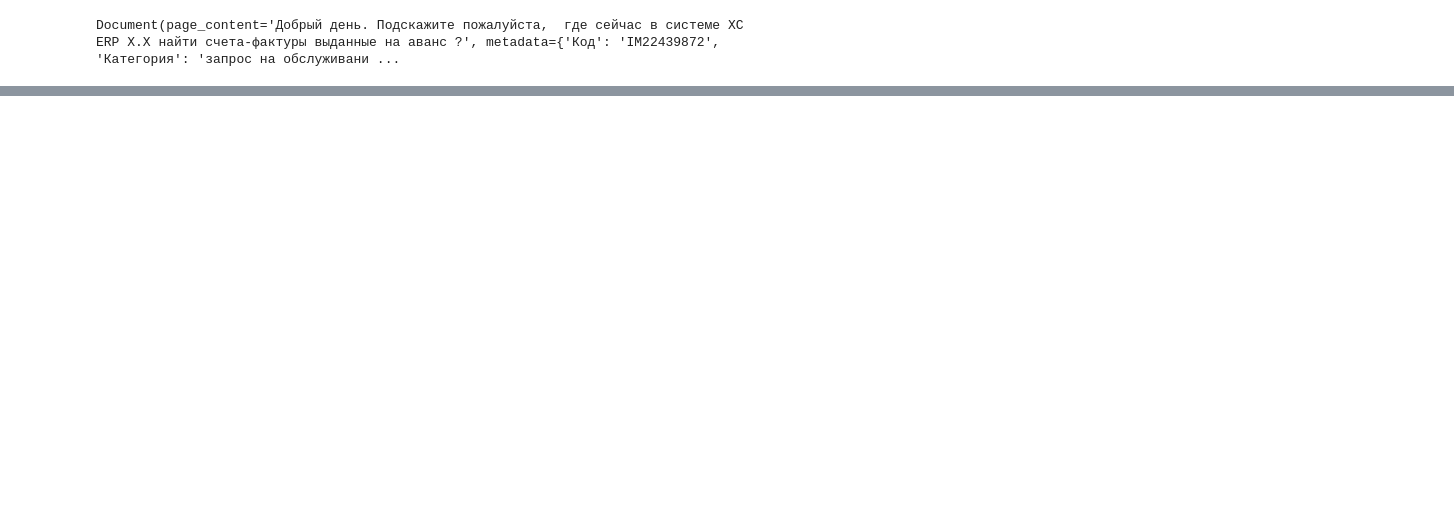
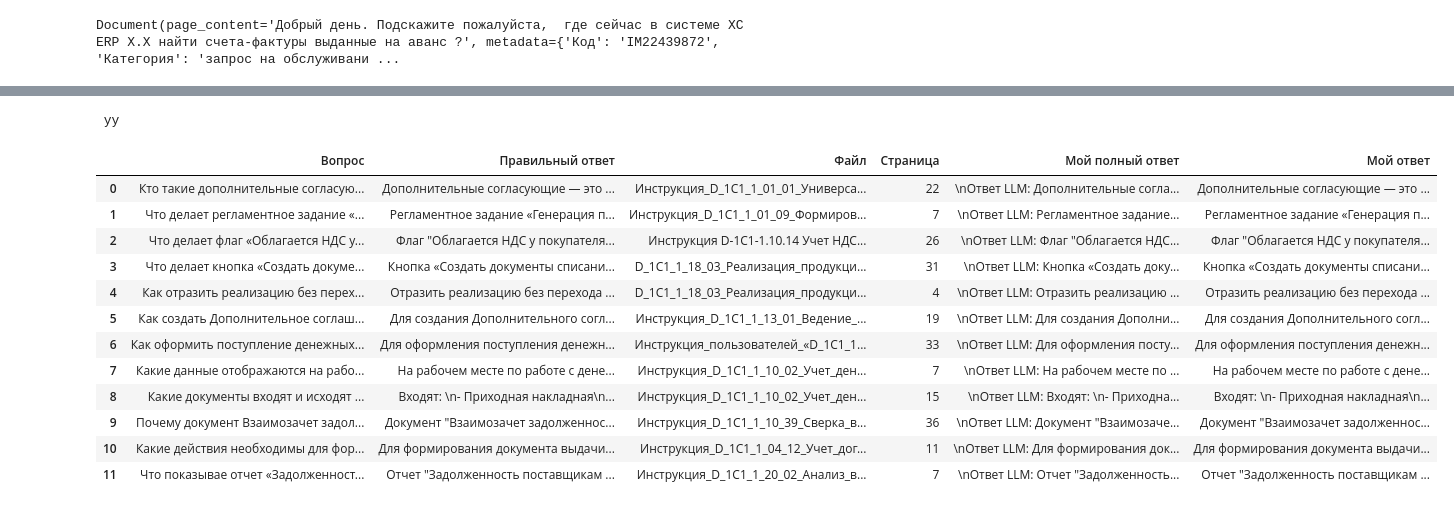
Before and after one commit to Yagorka/AtomHack, a Jupyter notebook: app/app.ipynb, the cells around one changed output, grey strips where cells are left out. Drawn from its saved outputs; the diff is of its cells as text; code cells hidden in the pictures; blank space fills up the shorter version.

```diff
--- a/app/app.ipynb
+++ b/app/app.ipynb
@@ -166,0 +294,2 @@ page_content='Добрый день. Подскажите пожалуйста,
+# %%
+new_dict = {i: [] for i in questions.columns if i not in ['Категория']} | {'Мой полный ответ': [], 'Мой ответ': []}
@@ -166,0 +305,19 @@ page_content='Добрый день. Подскажите пожалуйста,
+# %%
+for i in range(len(questions)):
+    temp_row = questions.iloc[i, :]
+# %%
+for i in range(len(questions)):
+    temp_row = questions.iloc[i, :]
+    new_dict['Вопрос'].append(temp_row['Вопрос'])
+    res = ''
+    pdf_chunk = search_best_from_unstructured(temp_row['Вопрос'])
+    result = get_llm_answer(temp_row['Вопрос'], pdf_chunk.page_content).split('|im_end|>')[0]
+    new_dict['Мой ответ'].append(result)
+    new_dict['Правильный ответ'].append(result)
+    page = pdf_chunk.metadata["source"].split("/")[-1].split("_")[-1].split(".")[0]
+    new_dict['Страница'].append(page)
+    file_name = pdf_chunk.metadata['source'].split('/')[-2] + ".pdf"
+    new_dict['Файл'].append(file_name)
+    info = f'Страница: {page}, Исходный документ: {file_name}'
+    res += '\n ' + f'Ответ LLM: {result}' + '\n' + info
+    new_dict['Мой полный ответ'].append(res)
@@ -166,0 +344,4 @@ page_content='Добрый день. Подскажите пожалуйста,
+# %%
+print('\n yy')
+# %% [output]
+ yy
@@ -166,0 +350,18 @@ page_content='Добрый день. Подскажите пожалуйста,
+# %%
+df = pd.DataFrame(new_dict)
+# %%
+df
+# %% [output]
+|  | Вопрос | Правильный ответ | Файл | Страница | Мой полный ответ | Мой ответ |
+| 0 | Кто такие дополнительные согласую... | Дополнительные согласующие — это ... | Инструкция_D_1C1_1_01_01_Универса... | 22 | \nОтвет LLM: Дополнительные согла... | Дополнительные согласующие — это ... |
+| 1 | Что делает регламентное задание «... | Регламентное задание «Генерация п... | Инструкция_D_1C1_1_01_09_Формиров... | 7 | \nОтвет LLM: Регламентное задание... | Регламентное задание «Генерация п... |
+| 2 | Что делает флаг «Облагается НДС у... | Флаг "Облагается НДС у покупателя... | Инструкция D-1C1-1.10.14 Учет НДС... | 26 | \nОтвет LLM: Флаг "Облагается НДС... | Флаг "Облагается НДС у покупателя... |
+| 3 | Что делает кнопка «Создать докуме... | Кнопка «Создать документы списани... | D_1C1_1_18_03_Реализация_продукци... | 31 | \nОтвет LLM: Кнопка «Создать доку... | Кнопка «Создать документы списани... |
+| 4 | Как отразить реализацию без перех... | Отразить реализацию без перехода ... | D_1C1_1_18_03_Реализация_продукци... | 4 | \nОтвет LLM: Отразить реализацию ... | Отразить реализацию без перехода ... |
+| 5 | Как создать Дополнительное соглаш... | Для создания Дополнительного согл... | Инструкция_D_1C1_1_13_01_Ведение_... | 19 | \nОтвет LLM: Для создания Дополни... | Для создания Дополнительного согл... |
+| 6 | Как оформить поступление денежных... | Для оформления поступления денежн... | Инструкция_пользователей_«D_1C1_1... | 33 | \nОтвет LLM: Для оформления посту... | Для оформления поступления денежн... |
+| 7 | Какие данные отображаются на рабо... | На рабочем месте по работе с дене... | Инструкция_D_1C1_1_10_02_Учет_ден... | 7 | \nОтвет LLM: На рабочем месте по ... | На рабочем месте по работе с дене... |
+| 8 | Какие документы входят и исходят ... | Входят: \n- Приходная накладная\n... | Инструкция_D_1C1_1_10_02_Учет_ден... | 15 | \nОтвет LLM: Входят: \n- Приходна... | Входят: \n- Приходная накладная\n... |
+| 9 | Почему документ Взаимозачет задол... | Документ "Взаимозачет задолженнос... | Инструкция_D_1C1_1_10_39_Сверка_в... | 36 | \nОтвет LLM: Документ "Взаимозаче... | Документ "Взаимозачет задолженнос... |
+| 10 | Какие действия необходимы для фор... | Для формирования документа выдачи... | Инструкция_D_1C1_1_04_12_Учет_дог... | 11 | \nОтвет LLM: Для формирования док... | Для формирования документа выдачи... |
+| 11 | Что показывае отчет «Задолженност... | Отчет "Задолженность поставщикам ... | Инструкция_D_1C1_1_20_02_Анализ_в... | 7 | \nОтвет LLM: Отчет "Задолженность... | Отчет "Задолженность поставщикам ... |
```
Also changed, not shown: parts of 27 cells of this notebook, 5 other files.
